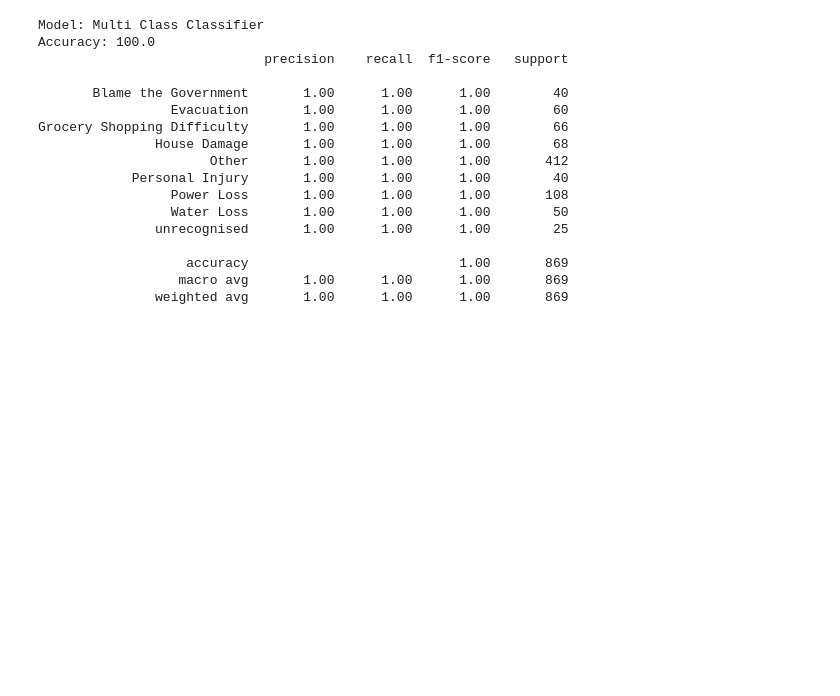
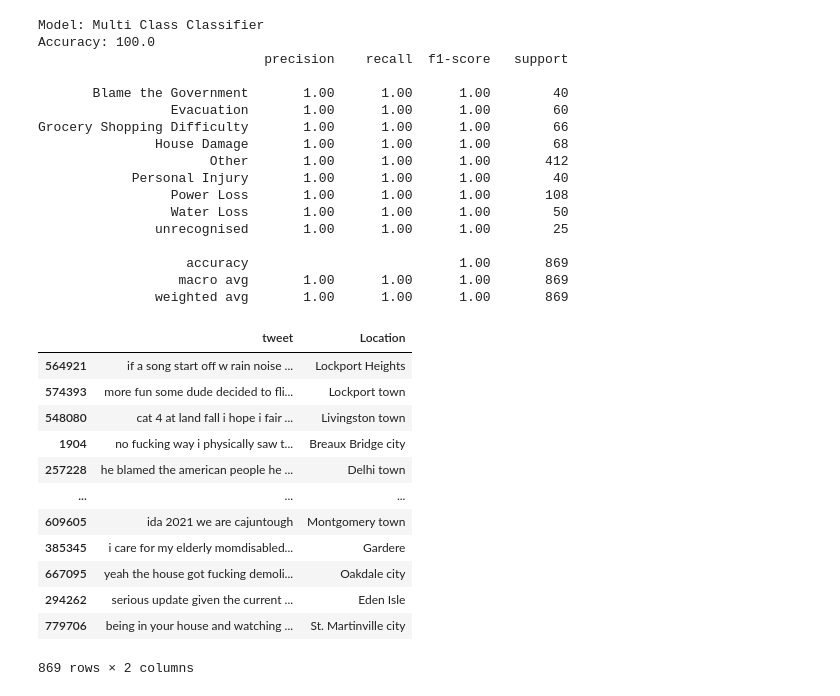
Before and after one commit to sulphuricacid/cnst_prj, a Jupyter notebook: multivariate.ipynb, the cells around one changed output. Cells and saved outputs as stored; diff of their text form; code cells hidden in the pictures; blank space fills up the shorter version.

```diff
--- a/multivariate.ipynb
+++ b/multivariate.ipynb
@@ -283,3 +283,19 @@ Grocery Shopping Difficulty       1.00      1.00      1.00        66
                    accuracy                           1.00       869
                   macro avg       1.00      1.00      1.00       869
                weighted avg       1.00      1.00      1.00       869
+# %%
+X_test
+# %% [output]
+|  | tweet | Location |
+| 564921 | if a song start off w rain noise ... | Lockport Heights |
+| 574393 | more fun some dude decided to fli... | Lockport town |
+| 548080 | cat 4 at land fall i hope i fair ... | Livingston town |
+| 1904 | no fucking way i physically saw t... | Breaux Bridge city |
+| 257228 | he blamed the american people he ... | Delhi town |
+| ... | ... | ... |
+| 609605 | ida 2021 we are cajuntough | Montgomery town |
+| 385345 | i care for my elderly momdisabled... | Gardere |
+| 667095 | yeah the house got fucking demoli... | Oakdale city |
+| 294262 | serious update given the current ... | Eden Isle |
+| 779706 | being in your house and watching ... | St. Martinville city |
+869 rows × 2 columns
```
Also changed, not shown: parts of 2 cells of this notebook, 1 other file.
